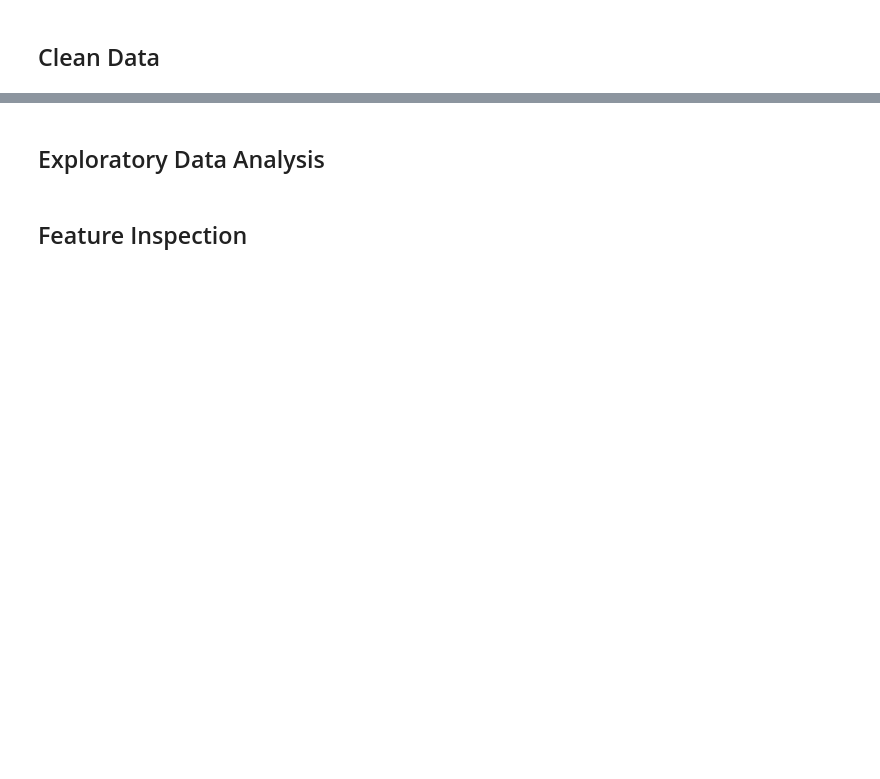
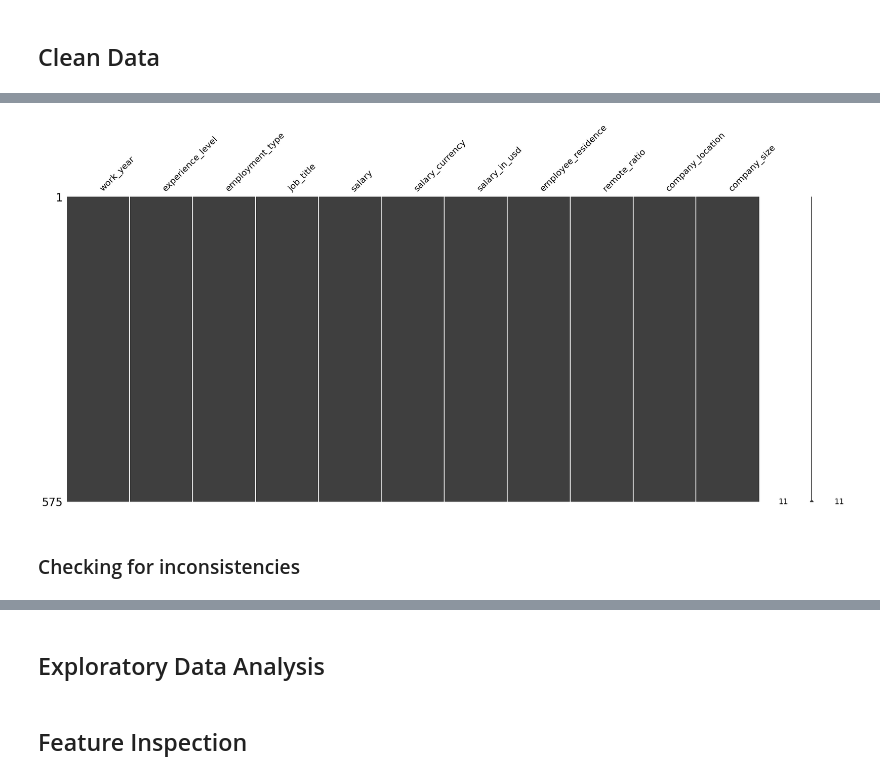
Before and after one commit to Aggie2024/Prediction-of-Product-Sales, a Jupyter notebook: Prediction_of_Product_Sales.ipynb, the cells around one changed output, grey strips where cells are left out. Saved outputs shown, nothing was run; the diff lists cells and outputs as text; code cells hidden in the pictures; blank space fills up the shorter version.

```diff
--- a/Prediction_of_Product_Sales.ipynb
+++ b/Prediction_of_Product_Sales.ipynb
@@ -11,0 +179,11 @@
+# %%
+# Filling in the missing values for salary_in_usd column with the 'column mean'
+var_mean = df_sales['salary_in_usd'].mean()
+df_sales['salary_in_usd'] = df_sales['salary_in_usd'].fillna(var_mean)
+# %%
+# Confirm no more nulls using missingno
+msno.matrix(df_sales);
+# %% [output]
+[figure, added]
+# %% [markdown]
+### Checking for inconsistencies
```
Also changed, not shown: parts of 40 cells of this notebook.
